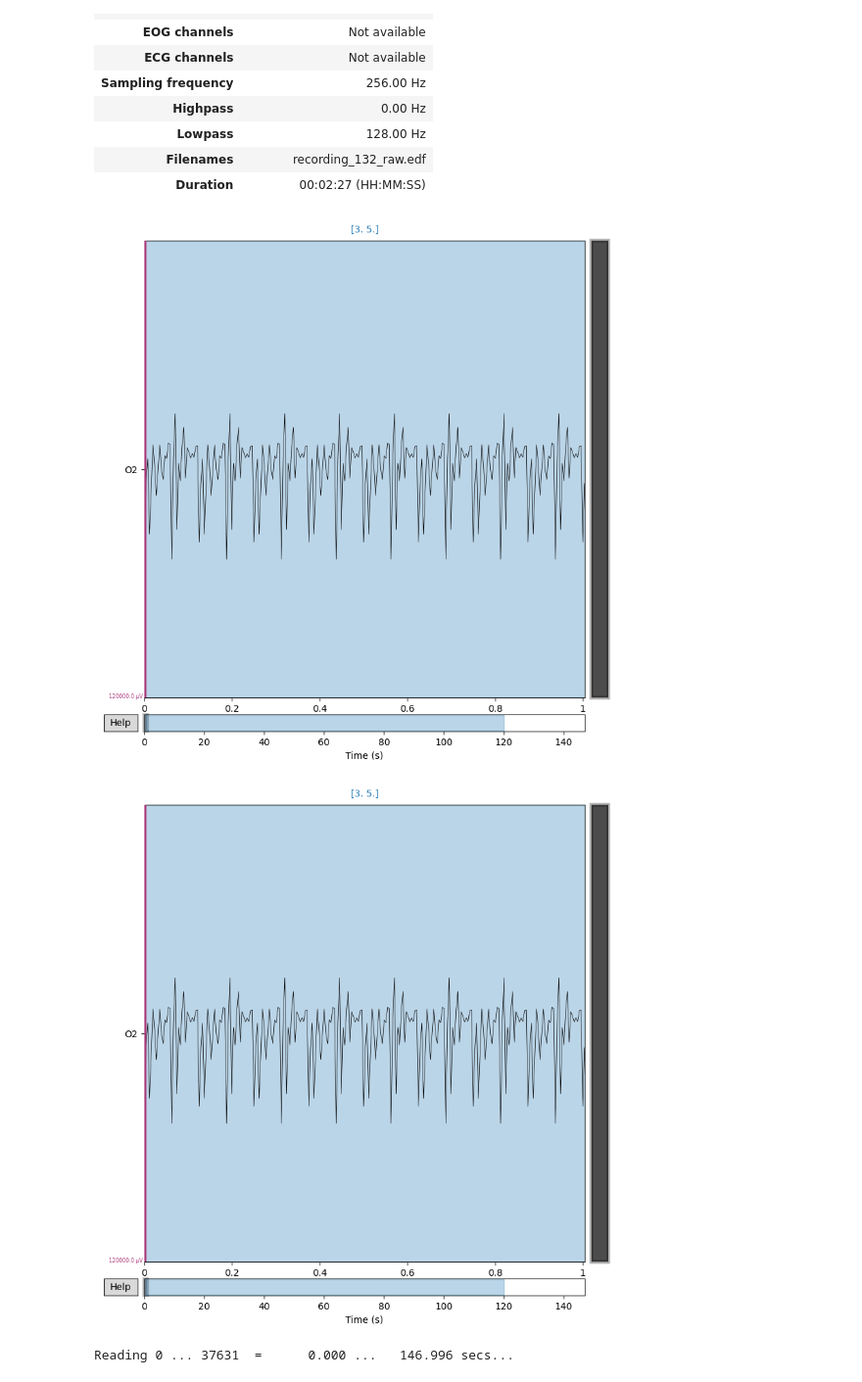
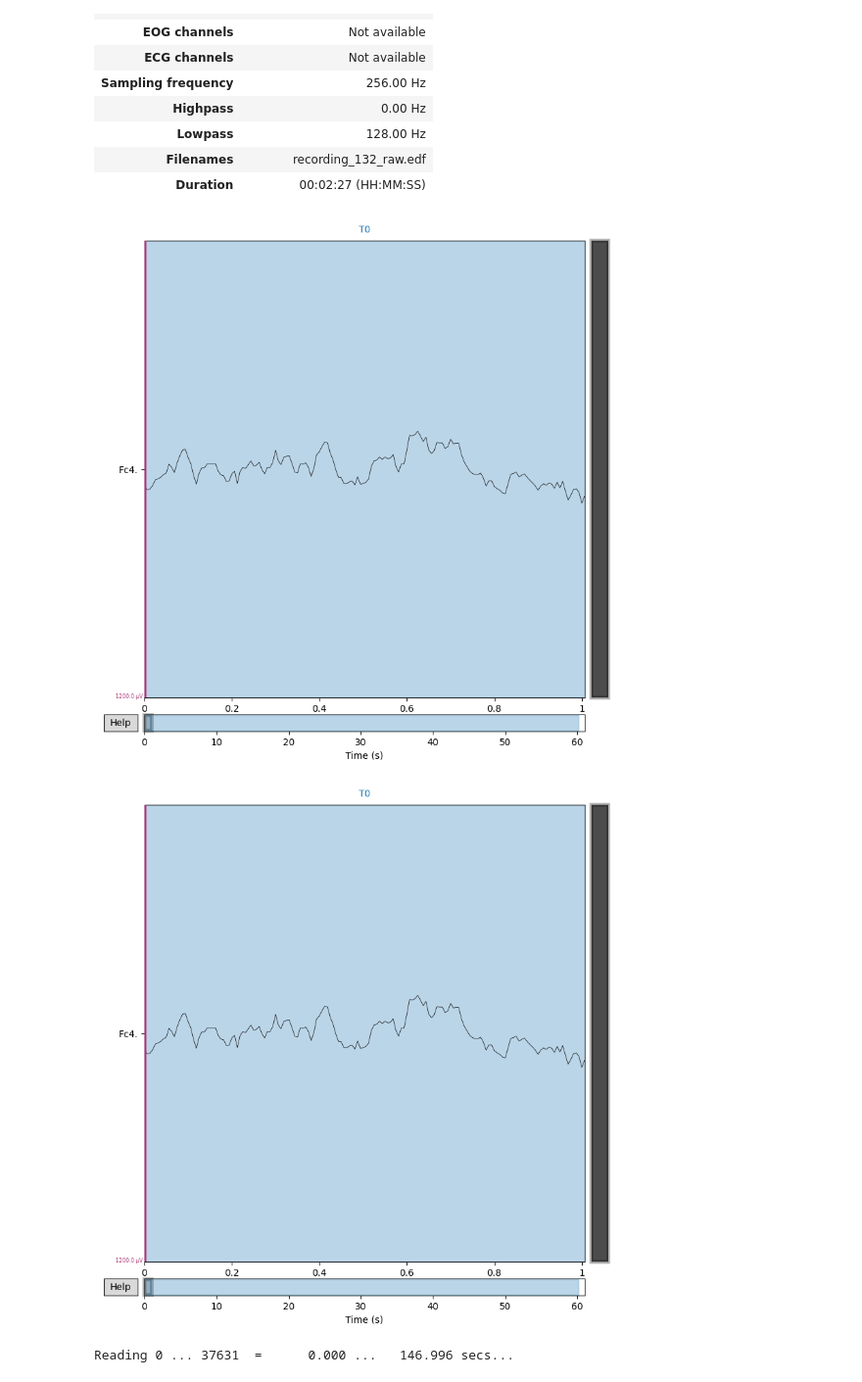
Before and after one commit to Chedly25/PE, a Jupyter notebook: notebook/bouliboula.ipynb, the cells around one changed output. Shown at 98% size. Drawn from its saved outputs; the diff is of its cells as text; code cells hidden in the pictures.

```diff
--- a/notebook/bouliboula.ipynb
+++ b/notebook/bouliboula.ipynb
@@ -31,6 +31,6 @@ EEG_channels = ['Fp1', 'AF3', 'F3', 'F7', 'FC5', 'FC1', 'C3', 'T7', 'CP5', 'CP1'
 # %%
 labels
 # %%
-file_path = "C:\\Users\\chedl\\OneDrive\\Bureau\\EMSE\\3A\\PE\\essai\\2\\recording_132_raw.edf"
+file_path = "C:\\Users\\chedl\\OneDrive\\Bureau\\EMSE\\3A\\PE\\files\\S001\\S001R01.edf"
 raw = mne.io.read_raw_edf(file_path)
 # %% [output]
@@ -61,11 +65,11 @@ raw.set_annotations(my_annot)
 | Filenames | recording_132_raw.edf |
 | Duration | 00:02:27 (HH:MM:SS) |
 # %%
-eeg_data_ch = raw.copy().pick_channels(['O2'])
-eeg_data_ch.plot( start=0, duration=1, scalings={'eeg': 60e-3})
+eeg_data_ch = raw.copy().pick_channels(['Fc4.'])
+eeg_data_ch.plot( start=0, duration=1, scalings={'eeg': 60e-5})
 # %% [output]
-[figure, old version]
+[figure, new version]
-[figure, old version]
+[figure, new version]
 # %%
 raw.export('my_annotated_eeg_data.edf')
 # %% [output]
```
Also changed, not shown: parts of 2 cells of this notebook, 5 other files.
